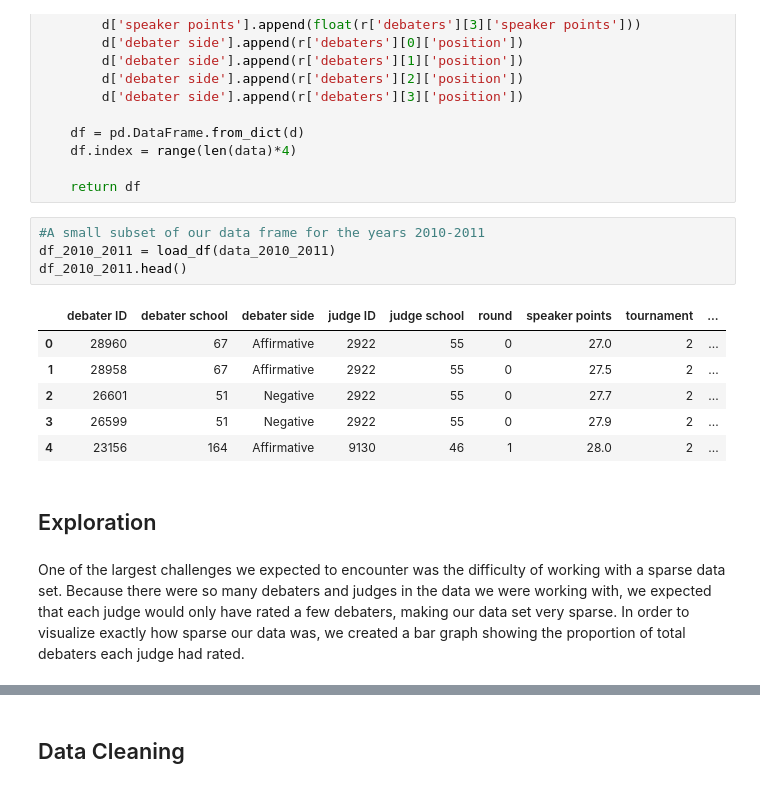
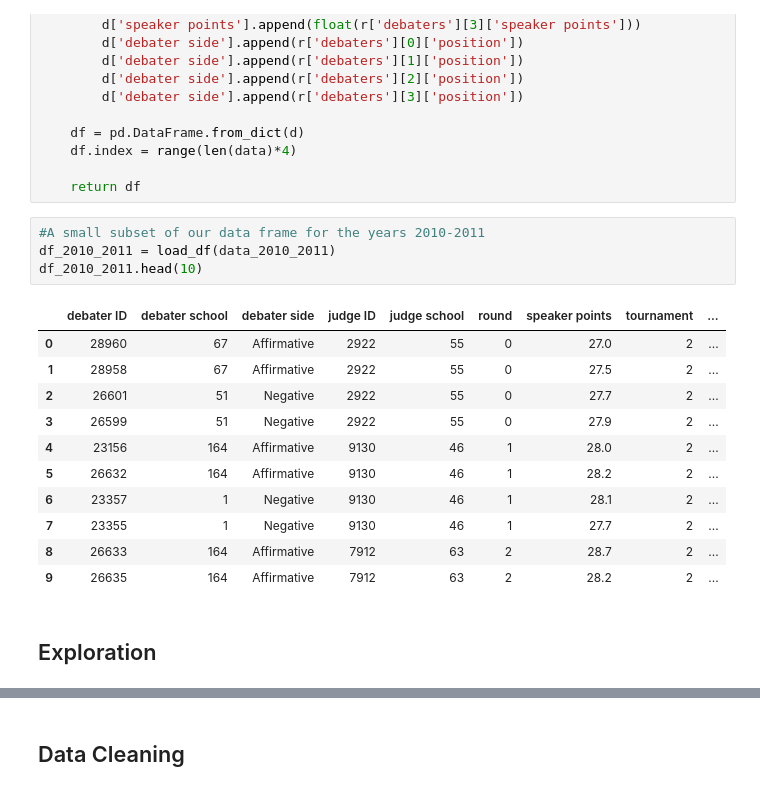
Before and after one commit to JCSchiavone/Policy-Debate-TrueScore, a Jupyter notebook: CS109_FINAL_PROJECT_NOTEBOOK.ipynb, the cells around one changed output, grey strips where cells are left out. Cells and saved outputs as stored; diff of their text form.

```diff
--- a/CS109_FINAL_PROJECT_NOTEBOOK.ipynb
+++ b/CS109_FINAL_PROJECT_NOTEBOOK.ipynb
@@ -118,15 +121,18 @@ def load_df(data):
 # %%
 #A small subset of our data frame for the years 2010-2011
 df_2010_2011 = load_df(data_2010_2011)
-df_2010_2011.head()
+df_2010_2011.head(10)
 # %% [output]
 |  | debater ID | debater school | debater side | judge ID | judge school | round | speaker points | tournament | ... |
 | 0 | 28960 | 67 | Affirmative | 2922 | 55 | 0 | 27.0 | 2 | ... |
 | 1 | 28958 | 67 | Affirmative | 2922 | 55 | 0 | 27.5 | 2 | ... |
 | 2 | 26601 | 51 | Negative | 2922 | 55 | 0 | 27.7 | 2 | ... |
 | 3 | 26599 | 51 | Negative | 2922 | 55 | 0 | 27.9 | 2 | ... |
 | 4 | 23156 | 164 | Affirmative | 9130 | 46 | 1 | 28.0 | 2 | ... |
+| 5 | 26632 | 164 | Affirmative | 9130 | 46 | 1 | 28.2 | 2 | ... |
+| 6 | 23357 | 1 | Negative | 9130 | 46 | 1 | 28.1 | 2 | ... |
+| 7 | 23355 | 1 | Negative | 9130 | 46 | 1 | 27.7 | 2 | ... |
+| 8 | 26633 | 164 | Affirmative | 7912 | 63 | 2 | 28.7 | 2 | ... |
+| 9 | 26635 | 164 | Affirmative | 7912 | 63 | 2 | 28.2 | 2 | ... |
 # %% [markdown]
 ## Exploration
-# %% [markdown]
-One of the largest challenges we expected to encounter was the difficulty of working with a sparse data set. Because there were so many debaters and judges in the data we were working with, we expected that each judge would only have rated a few debaters, making our data set very sparse. In order to visualize exactly how sparse our data was, we created a bar graph showing the proportion of total debaters each judge had rated.
```
Also changed, not shown: parts of 60 cells of this notebook.
